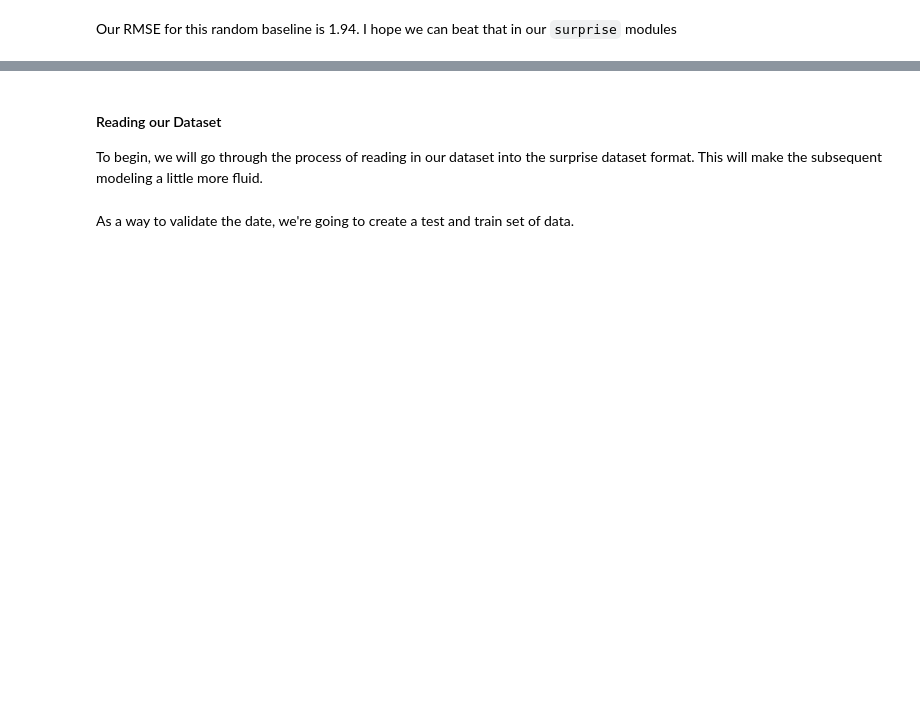
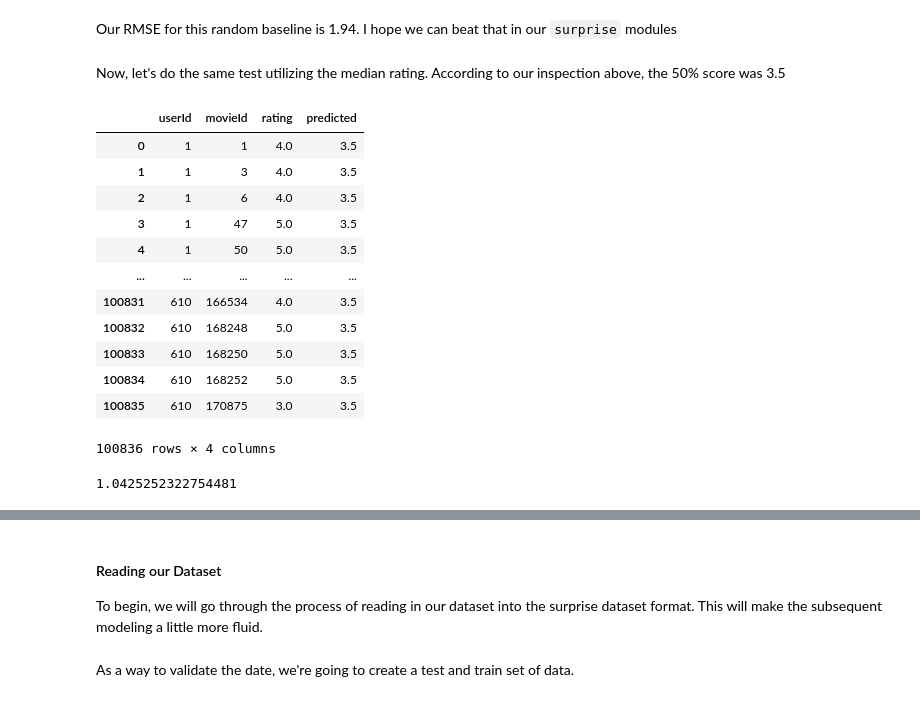
Before and after one commit to bennettandrewm/recsys_movies, a Jupyter notebook: movie_recommendation_system.ipynb, the cells around one changed output, grey strips where cells are left out. Drawn from its saved outputs; the diff is of its cells as text; code cells hidden in the pictures; blank space fills up the shorter version.

```diff
--- a/movie_recommendation_system.ipynb
+++ b/movie_recommendation_system.ipynb
@@ -312,2 +195,28 @@ rmse
 # %% [markdown]
 Our RMSE for this random baseline is 1.94. I hope we can beat that in our `surprise` modules
+# %% [markdown]
+Now, let's do the same test utilizing the median rating. According to our inspection above, the 50% score was 3.5
+# %%
+med_rate = ratings
+med_rate['predicted'] = 3.5
+
+med_rate
+# %% [output]
+|  | userId | movieId | rating | predicted |
+| 0 | 1 | 1 | 4.0 | 3.5 |
+| 1 | 1 | 3 | 4.0 | 3.5 |
+| 2 | 1 | 6 | 4.0 | 3.5 |
+| 3 | 1 | 47 | 5.0 | 3.5 |
+| 4 | 1 | 50 | 5.0 | 3.5 |
+| ... | ... | ... | ... | ... |
+| 100831 | 610 | 166534 | 4.0 | 3.5 |
+| 100832 | 610 | 168248 | 5.0 | 3.5 |
+| 100833 | 610 | 168250 | 5.0 | 3.5 |
+| 100834 | 610 | 168252 | 5.0 | 3.5 |
+| 100835 | 610 | 170875 | 3.0 | 3.5 |
+100836 rows × 4 columns
+# %%
+rmse = np.sqrt(((med_rate['predicted'] - med_rate['rating']) ** 2).mean())
+rmse
+# %% [output]
+1.0425252322754481
```
Also changed, not shown: parts of 30 cells of this notebook, 2 other files.
